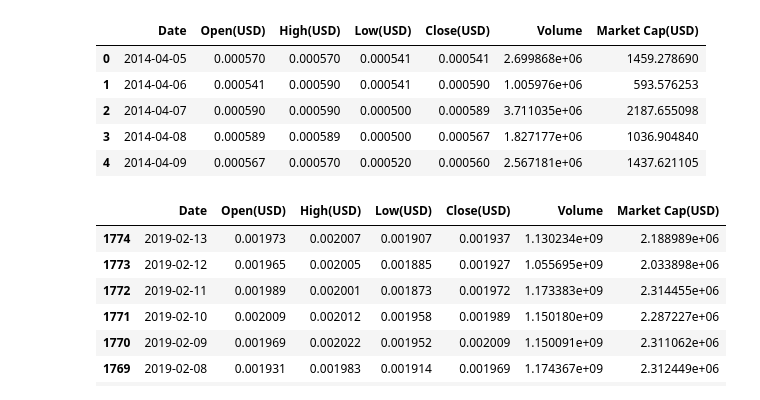
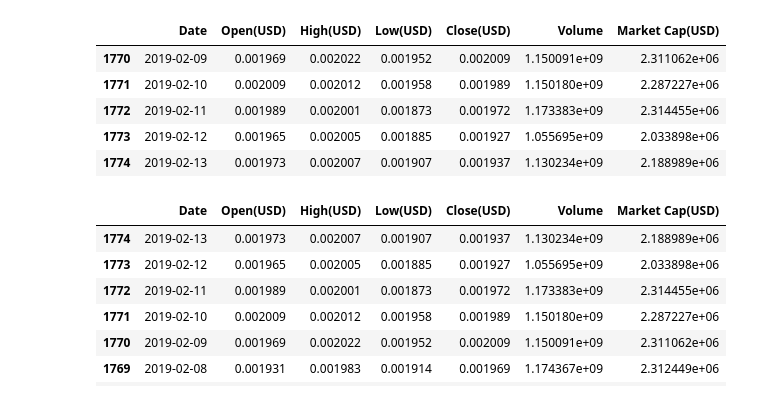
Before and after one commit to kevzha/CryptoAnalysis, a Jupyter notebook: Formatting_csv_t3.ipynb, the cells around one changed output. Saved outputs shown, nothing was run; the diff lists cells and outputs as text; code cells hidden in the pictures.

```diff
--- a/Formatting_csv_t3.ipynb
+++ b/Formatting_csv_t3.ipynb
@@ -14,14 +14,14 @@ DOGE = DOGE.rename(columns={"1a. open (USD)": "Open(USD)","2a. high (USD)": "Hig
                     '3a. low (USD)':'Low(USD)', '4a. close (USD)':'Close(USD)',
                    '5. volume': 'Volume', '6. market cap (USD)': 'Market Cap(USD)','date': 'Date' })
 # %%
-DOGE.head()
+DOGE.tail()
 # %% [output]
 |  | Date | Open(USD) | High(USD) | Low(USD) | Close(USD) | Volume | Market Cap(USD) |
-| 0 | 2014-04-05 | 0.000570 | 0.000570 | 0.000541 | 0.000541 | 2.699868e+06 | 1459.278690 |
-| 1 | 2014-04-06 | 0.000541 | 0.000590 | 0.000541 | 0.000590 | 1.005976e+06 | 593.576253 |
-| 2 | 2014-04-07 | 0.000590 | 0.000590 | 0.000500 | 0.000589 | 3.711035e+06 | 2187.655098 |
-| 3 | 2014-04-08 | 0.000589 | 0.000589 | 0.000500 | 0.000567 | 1.827177e+06 | 1036.904840 |
-| 4 | 2014-04-09 | 0.000567 | 0.000570 | 0.000520 | 0.000560 | 2.567181e+06 | 1437.621105 |
+| 1770 | 2019-02-09 | 0.001969 | 0.002022 | 0.001952 | 0.002009 | 1.150091e+09 | 2.311062e+06 |
+| 1771 | 2019-02-10 | 0.002009 | 0.002012 | 0.001958 | 0.001989 | 1.150180e+09 | 2.287227e+06 |
+| 1772 | 2019-02-11 | 0.001989 | 0.002001 | 0.001873 | 0.001972 | 1.173383e+09 | 2.314455e+06 |
+| 1773 | 2019-02-12 | 0.001965 | 0.002005 | 0.001885 | 0.001927 | 1.055695e+09 | 2.033898e+06 |
+| 1774 | 2019-02-13 | 0.001973 | 0.002007 | 0.001907 | 0.001937 | 1.130234e+09 | 2.188989e+06 |
 # %%
 DOGE = DOGE.rename(columns={"1a. open (USD)": "Open(USD)","2a. high (USD)": "High(USD)",
                     '3a. low (USD)':'Low(USD)', '4a. close (USD)':'Close(USD)',
```
Also changed, not shown: parts of 4 cells of this notebook, 12 other files.
